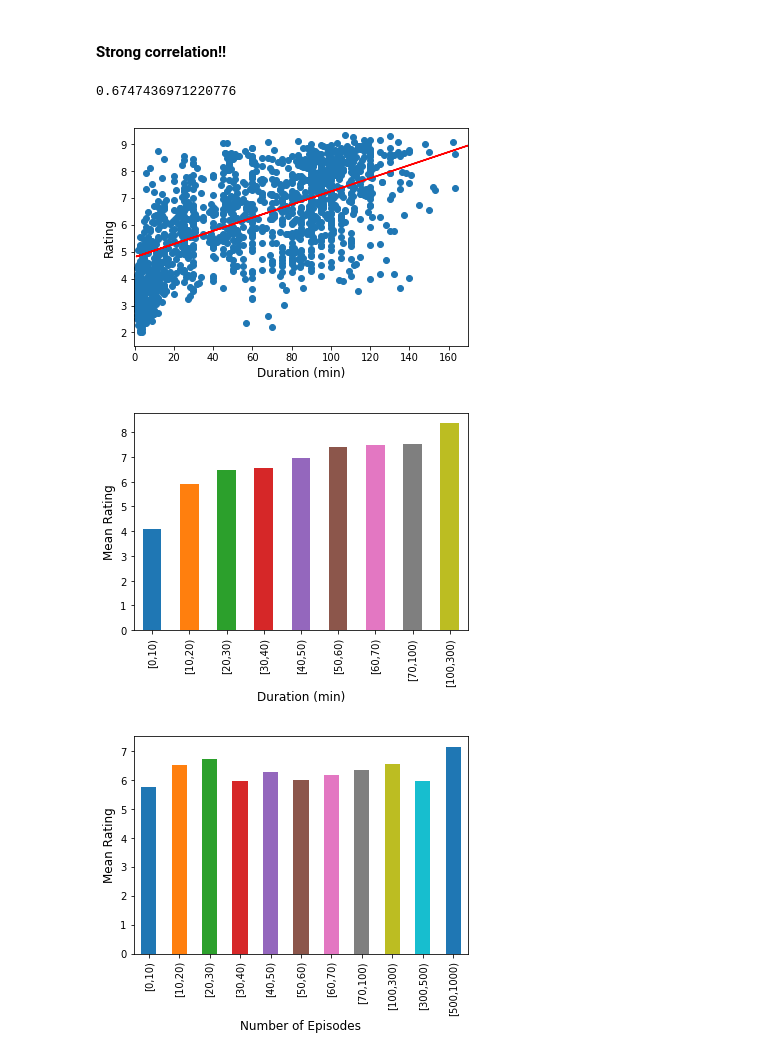
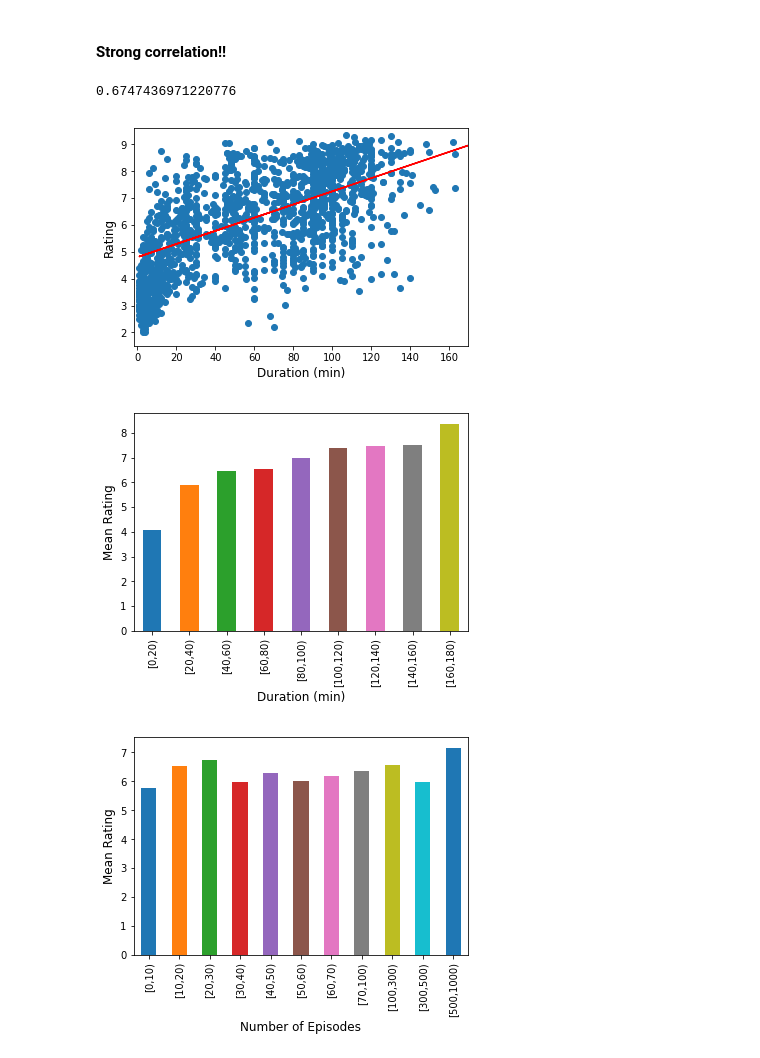
Before and after one commit to datastoryteller/Anime-Analysis, a Jupyter notebook: Anime Analysis.ipynb, the cells around one changed output. Cells and saved outputs as stored; diff of their text form; code cells hidden in the pictures.

```diff
--- a/Anime Analysis.ipynb
+++ b/Anime Analysis.ipynb
@@ -259,22 +130,22 @@ df.loc[df['Format'] == 'Movie'].corr()
 # %%
 plt.scatter(df.loc[df['Format'] == 'Movie', 'Duration'], df.loc[df['Format'] == 'Movie', 'Rating'])
 m = df.loc[df['Format'] == 'Movie', 'Duration'].corr(df.loc[df['Format'] == 'Movie', 'Rating'])
 
 linear_regressor = LinearRegression()  # create object for the class
 mean_dur = df.loc[df['Format'] == 'Movie', 'Duration'].mean()
 mean_rat = df.loc[df['Format'] == 'Movie', 'Rating'].mean()
 linear_regressor.fit(df.loc[df['Format'] == 'Movie', 'Duration'].fillna(value=mean_dur).values.reshape(-1, 1), df.loc[df['Format'] == 'Movie', 'Rating'].fillna(value=mean_rat).values.reshape(-1, 1))  # perform linear regression
 Y_pred = linear_regressor.predict(df.loc[df['Format'] == 'Movie', 'Duration'].fillna(value=mean_dur).values.reshape(-1, 1))  # make predictions
 
 plt.plot(df.loc[df['Format'] == 'Movie', 'Duration'].fillna(value=mean_dur).values.reshape(-1, 1), Y_pred, color='red')
-plt.xlim(-0.5, 170)
+plt.xlim(-2, 170)
 plt.ylim(1.5, 9.6)
 plt.xlabel('Duration (min)', fontsize=12)
 plt.ylabel('Rating', fontsize=12)
 print(m)
 # %% [output]
 0.6747436971220776
-[figure, old version]
+[figure, new version]
 # %%
 def labelsFromBins(bins, left='[', sep=',', right=')'):
     labels = []
@@ -283,10 +154,11 @@ def labelsFromBins(bins, left='[', sep=',', right=')'):
         labels.append(label)
     return labels
 # %%
+bins = range(0, 200, 20)
 def durSplitter(df, ind):
     if df.loc[ind, 'Duration'] == np.NaN:
         return 'Null'
-    for i in range(0, 180, 20):
+    for i in bins:
         if df.loc[ind, 'Duration'] >= i and df.loc[ind, 'Duration'] < (i + 20):
             return '[' + str(i) + ',' + str(i + 20) + ')'
 
@@ -296,7 +168,7 @@ ax.set_xlabel('Duration (min)', fontsize=12)
 ax.set_ylabel('Mean Rating', fontsize=12)
 _ = ax.set_xticklabels(labelsFromBins(bins))
 # %% [output]
-[figure, old version]
+[figure, new version]
 # %%
 bins = [0, 10, 20, 30, 40, 50, 60, 70, 100, 300, 500, 1000]
 def epsSplitter(df, ind):
```
Also changed, not shown: parts of 15 cells of this notebook.
